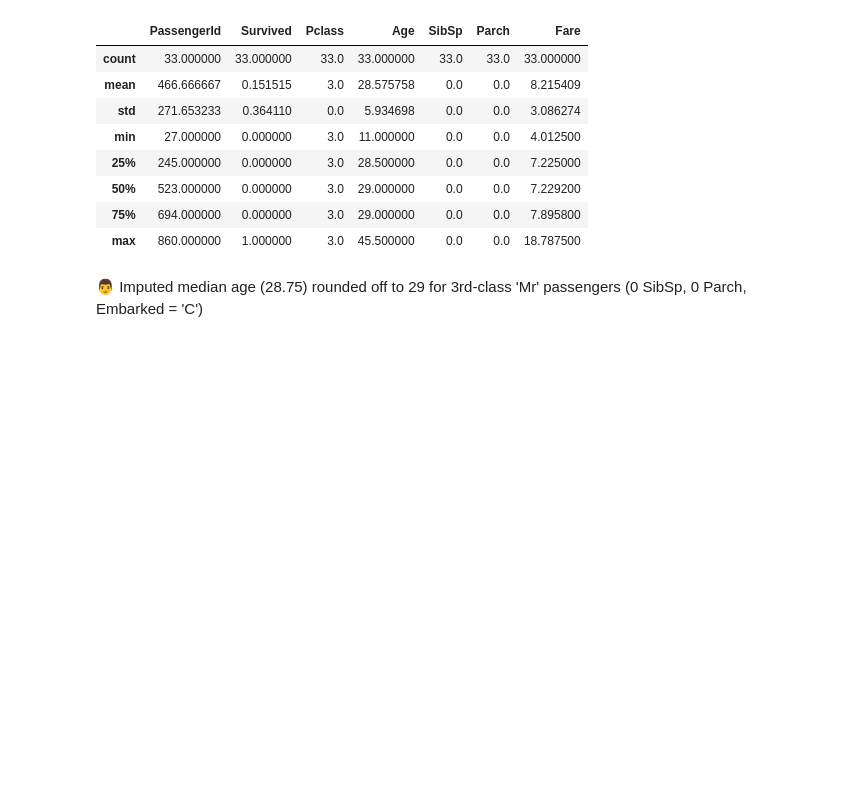
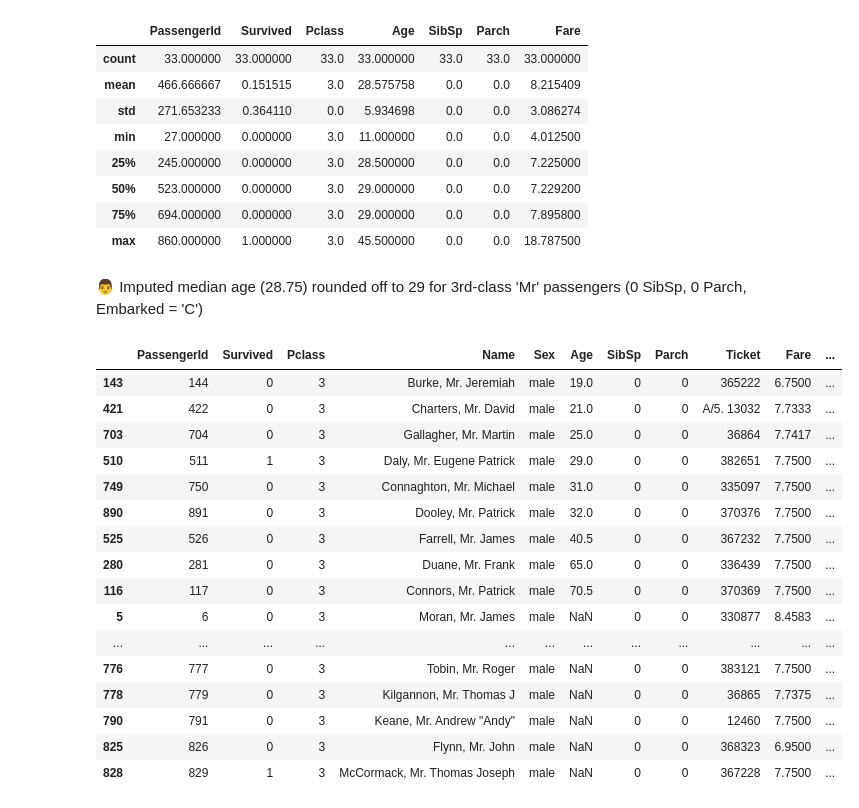
Before and after one commit to Restart29/titanic-analysis, a Jupyter notebook: notebooks/titanic.ipynb, the cells around one changed output. Cells and saved outputs as stored; diff of their text form; code cells hidden in the pictures; blank space fills up the shorter version.

```diff
--- a/notebooks/titanic.ipynb
+++ b/notebooks/titanic.ipynb
@@ -2215,3 +2215,23 @@ change_db_cleaned.loc[(change_db_cleaned['Title']=='Mr')&(change_db_cleaned['Pcl
 | max | 860.000000 | 1.000000 | 3.0 | 45.500000 | 0.0 | 0.0 | 18.787500 |
 # %% [markdown]
 👨 Imputed median age (28.75) rounded off to 29 for 3rd-class 'Mr' passengers (0 SibSp, 0 Parch, Embarked = 'C')
+# %%
+change_db2.loc[(change_db2['Title']=='Mr')&(change_db2['Pclass']==3)&(change_db2['SibSp']==0)&(change_db2['Parch']==0)&(change_db2['Embarked']=='Q')].sort_values('Age')
+# %% [output]
+|  | PassengerId | Survived | Pclass | Name | Sex | Age | SibSp | Parch | Ticket | Fare | ... |
+| 143 | 144 | 0 | 3 | Burke, Mr. Jeremiah | male | 19.0 | 0 | 0 | 365222 | 6.7500 | ... |
+| 421 | 422 | 0 | 3 | Charters, Mr. David | male | 21.0 | 0 | 0 | A/5. 13032 | 7.7333 | ... |
+| 703 | 704 | 0 | 3 | Gallagher, Mr. Martin | male | 25.0 | 0 | 0 | 36864 | 7.7417 | ... |
+| 510 | 511 | 1 | 3 | Daly, Mr. Eugene Patrick | male | 29.0 | 0 | 0 | 382651 | 7.7500 | ... |
+| 749 | 750 | 0 | 3 | Connaghton, Mr. Michael | male | 31.0 | 0 | 0 | 335097 | 7.7500 | ... |
+| 890 | 891 | 0 | 3 | Dooley, Mr. Patrick | male | 32.0 | 0 | 0 | 370376 | 7.7500 | ... |
+| 525 | 526 | 0 | 3 | Farrell, Mr. James | male | 40.5 | 0 | 0 | 367232 | 7.7500 | ... |
+| 280 | 281 | 0 | 3 | Duane, Mr. Frank | male | 65.0 | 0 | 0 | 336439 | 7.7500 | ... |
+| 116 | 117 | 0 | 3 | Connors, Mr. Patrick | male | 70.5 | 0 | 0 | 370369 | 7.7500 | ... |
+| 5 | 6 | 0 | 3 | Moran, Mr. James | male | NaN | 0 | 0 | 330877 | 8.4583 | ... |
+| ... | ... | ... | ... | ... | ... | ... | ... | ... | ... | ... | ... |
+| 776 | 777 | 0 | 3 | Tobin, Mr. Roger | male | NaN | 0 | 0 | 383121 | 7.7500 | ... |
+| 778 | 779 | 0 | 3 | Kilgannon, Mr. Thomas J | male | NaN | 0 | 0 | 36865 | 7.7375 | ... |
+| 790 | 791 | 0 | 3 | Keane, Mr. Andrew "Andy" | male | NaN | 0 | 0 | 12460 | 7.7500 | ... |
+| 825 | 826 | 0 | 3 | Flynn, Mr. John | male | NaN | 0 | 0 | 368323 | 6.9500 | ... |
+| 828 | 829 | 1 | 3 | McCormack, Mr. Thomas Joseph | male | NaN | 0 | 0 | 367228 | 7.7500 | ... |
```
Also changed, not shown: parts of 12 cells of this notebook.
